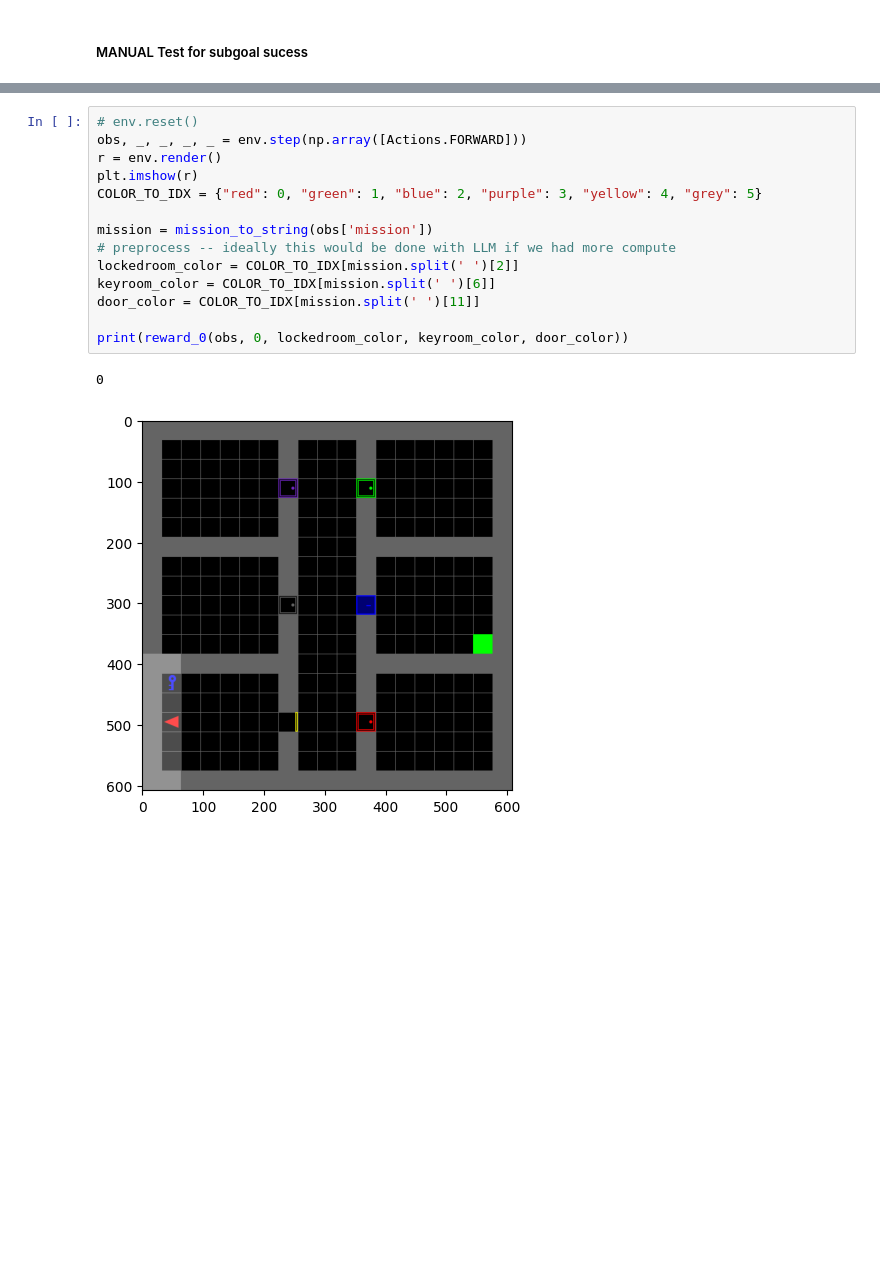
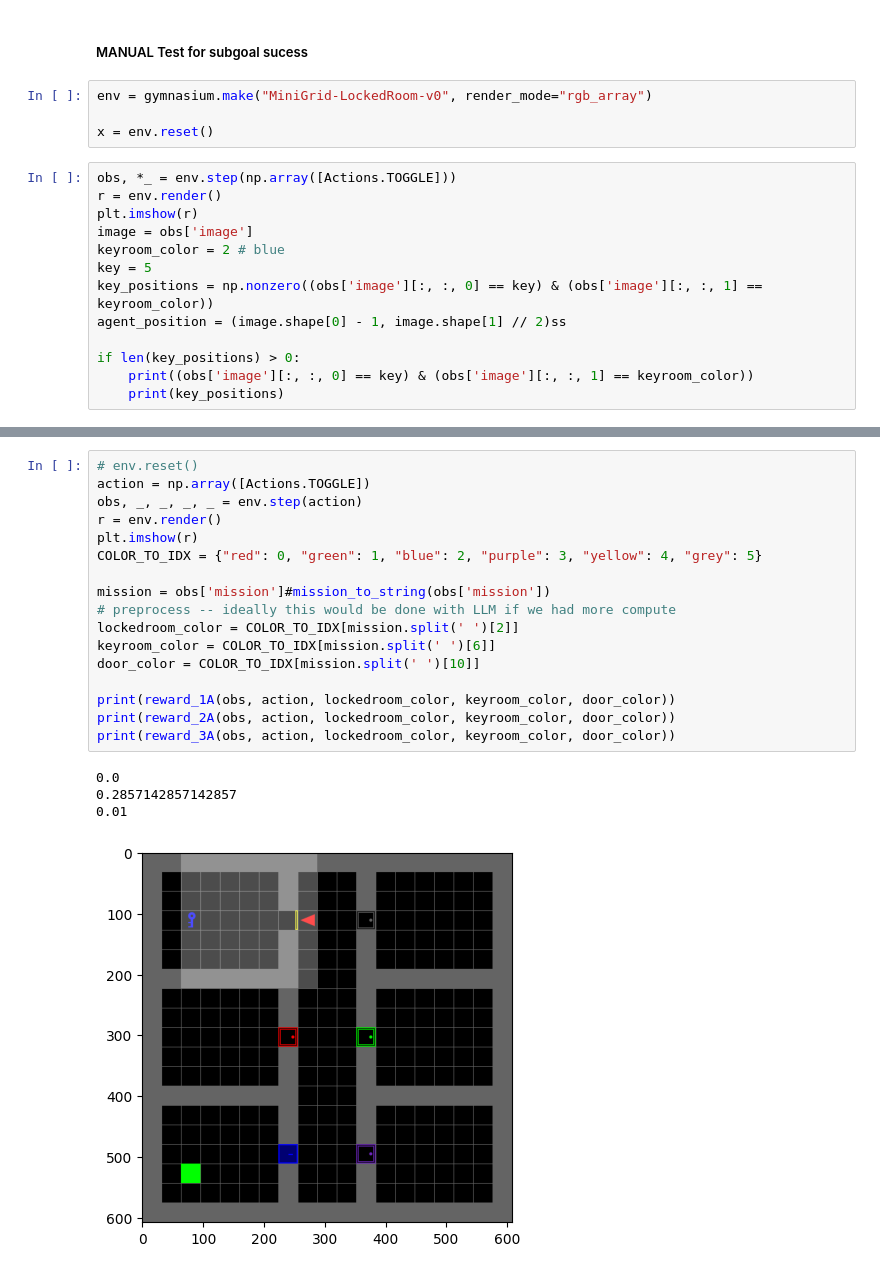
Before and after one commit to luciengaitskell/language-reward-design, a Jupyter notebook: kai/minigrid.ipynb, the cells around one changed output, grey strips where cells are left out. Drawn from its saved outputs; the diff is of its cells as text; blank space fills up the shorter version.

```diff
--- a/kai/minigrid.ipynb
+++ b/kai/minigrid.ipynb
@@ -478,3 +468,20 @@ class CustomRewardWrapper(RewardWrapper):
         return obs, info
 # %% [markdown]
 ##### MANUAL Test for subgoal sucess
+# %%
+env = gymnasium.make("MiniGrid-LockedRoom-v0", render_mode="rgb_array")
+
+x = env.reset()
+# %%
+obs, *_ = env.step(np.array([Actions.TOGGLE]))
+r = env.render()
+plt.imshow(r)
+image = obs['image']
+keyroom_color = 2 # blue
+key = 5
+key_positions = np.nonzero((obs['image'][:, :, 0] == key) & (obs['image'][:, :, 1] == keyroom_color))
+agent_position = (image.shape[0] - 1, image.shape[1] // 2)ss
+
+if len(key_positions) > 0:
+    print((obs['image'][:, :, 0] == key) & (obs['image'][:, :, 1] == keyroom_color))
+    print(key_positions)
@@ -481,17 +507,22 @@ class CustomRewardWrapper(RewardWrapper):
 # %%
 # env.reset()
-obs, _, _, _, _ = env.step(np.array([Actions.FORWARD]))
+action = np.array([Actions.TOGGLE])
+obs, _, _, _, _ = env.step(action)
 r = env.render()
 plt.imshow(r)
 COLOR_TO_IDX = {"red": 0, "green": 1, "blue": 2, "purple": 3, "yellow": 4, "grey": 5}
 
-mission = mission_to_string(obs['mission'])
+mission = obs['mission']#mission_to_string(obs['mission'])
 # preprocess -- ideally this would be done with LLM if we had more compute
 lockedroom_color = COLOR_TO_IDX[mission.split(' ')[2]]
 keyroom_color = COLOR_TO_IDX[mission.split(' ')[6]]
-door_color = COLOR_TO_IDX[mission.split(' ')[11]]
+door_color = COLOR_TO_IDX[mission.split(' ')[10]]
 
-print(reward_0(obs, 0, lockedroom_color, keyroom_color, door_color))
+print(reward_1A(obs, action, lockedroom_color, keyroom_color, door_color))
+print(reward_2A(obs, action, lockedroom_color, keyroom_color, door_color))
+print(reward_3A(obs, action, lockedroom_color, keyroom_color, door_color))
 # %% [output]
-0
+0.0
+0.2857142857142857
+0.01
-[figure, old version]
+[figure, new version]
```
Also changed, not shown: parts of 26 cells of this notebook, 26 other files.
